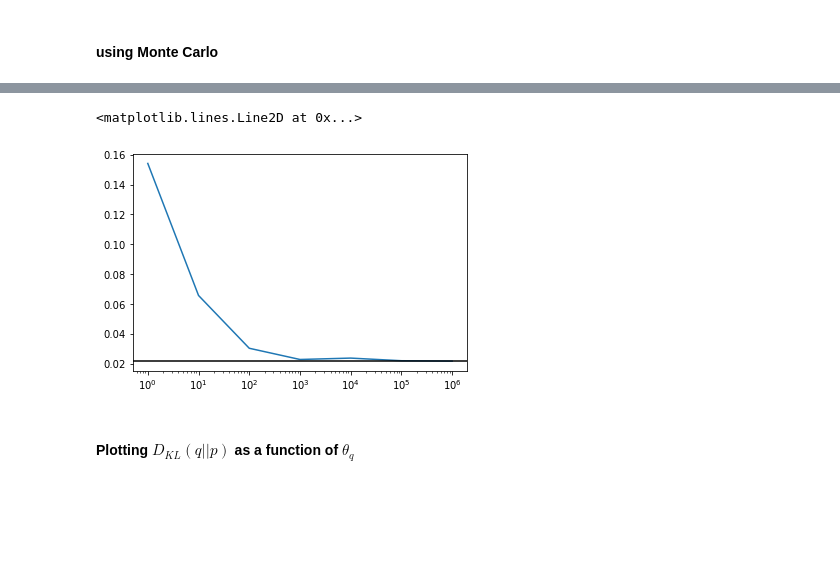
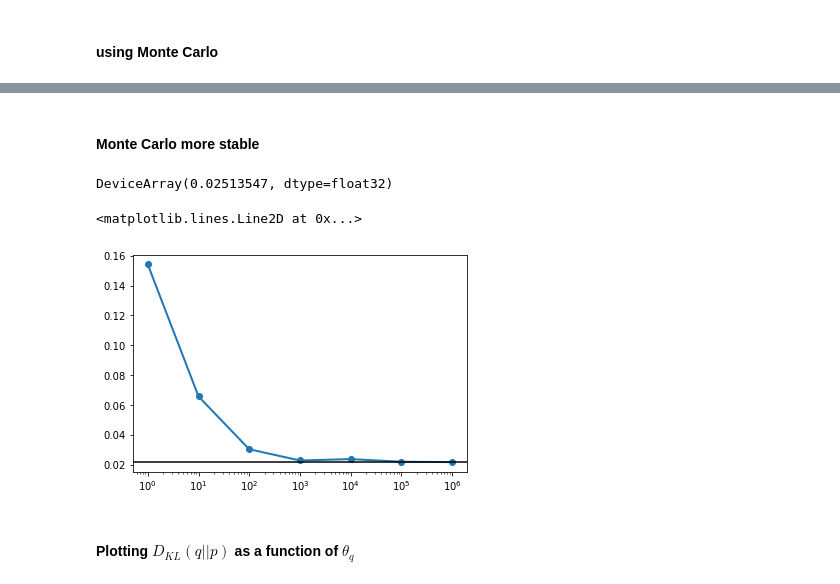
Before and after one commit to nipunbatra/pml2022, a Jupyter notebook: notebooks/KL.ipynb, the cells around one changed output, grey strips where cells are left out. Drawn from its saved outputs; the diff is of its cells as text; code cells hidden in the pictures; blank space fills up the shorter version.

```diff
--- a/notebooks/KL.ipynb
+++ b/notebooks/KL.ipynb
@@ -29,7 +47,7 @@ DeviceArray(0.02160083, dtype=float32, weak_type=True)
 # %% [markdown]
 #### using Monte Carlo
 # %%
-n_samples = 2000
+n_samples = 1000
 q_samples = q.sample(sample_shape=(n_samples,), seed=jax.random.PRNGKey(1))
 # %%
 q_samples.sum()
@@ -42,14 +60,20 @@ DeviceArray(0.01961261, dtype=float32)
+# %% [markdown]
+#### Monte Carlo more stable
+# %%
+(q.log_prob(q_samples) - p.log_prob(q_samples)).mean()
+# %% [output]
+DeviceArray(0.02513547, dtype=float32)
 # %%
 estimate = {}
 for n_samples in np.power(10, jnp.array([0, 1, 2, 3, 4, 5, 6])):
     q_samples = q.sample(sample_shape=(n_samples,), seed=jax.random.PRNGKey(n_samples))
-    estimate[n_samples] = jnp.log(q.prob(q_samples) / p.prob(q_samples)).mean().item()
+    estimate[n_samples] = (q.log_prob(q_samples) - p.log_prob(q_samples)).mean().item()
 # %%
-pd.Series(estimate).plot(logx=True)
+pd.Series(estimate).plot(logx=True, lw=2, marker='o')
 plt.axhline(tfd.kl_divergence(q, p), color="k")
 # %% [output]
 <matplotlib.lines.Line2D at 0x...>
-[figure, old version]
+[figure, new version]
 # %% [markdown]
 #### Plotting $D_{KL}(q||p)$ as a function of $\theta_q$
 # %%
```
Also changed, not shown: parts of 25 cells of this notebook.
